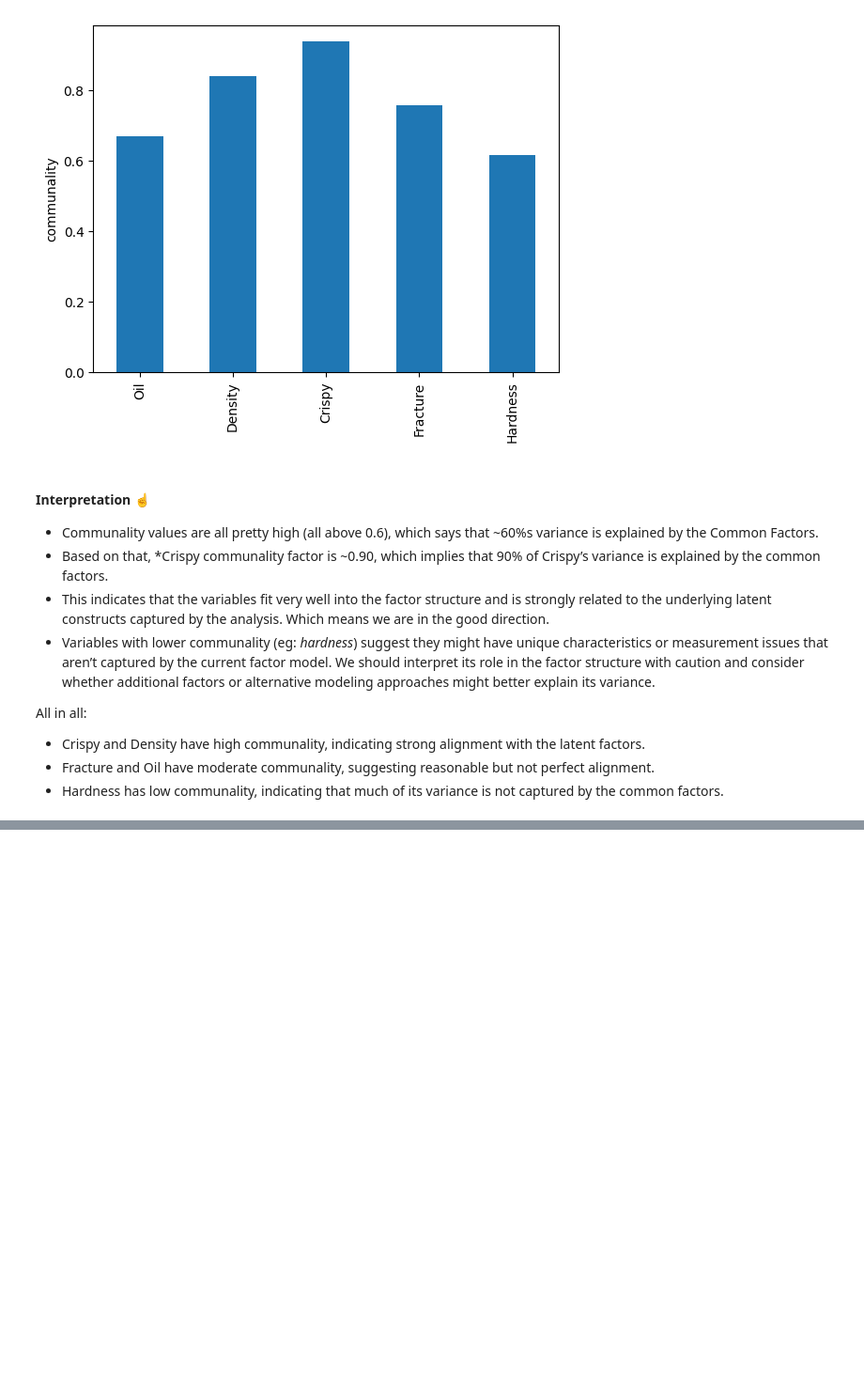
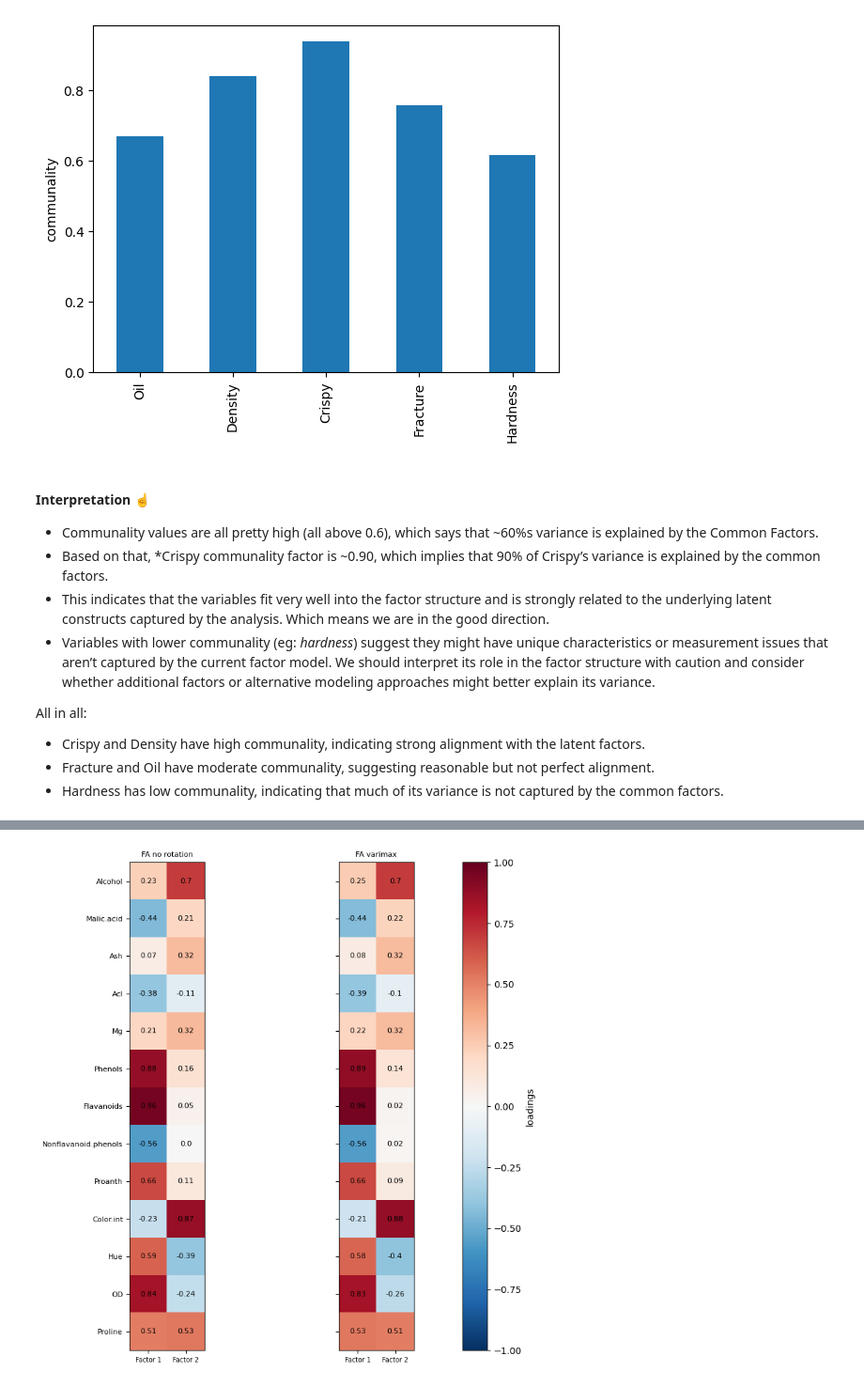
Before and after one commit to jrbayguade/jrbayguade-Data_treatment_Dimensionality_Reduction_Factorial_Analaysis, a Jupyter notebook: T7_Factorial_Analysis.ipynb, the cells around one changed output, grey strips where cells are left out. Shown at 94% size. Drawn from its saved outputs; the diff is of its cells as text; code cells hidden in the pictures; blank space fills up the shorter version.

```diff
--- a/T7_Factorial_Analysis.ipynb
+++ b/T7_Factorial_Analysis.ipynb
@@ -180,0 +189,11 @@ All in all:
+# %%
+# Import required libraries
+import pandas as pd
+import matplotlib.pyplot as plt
+import numpy as np
+
+from sklearn.decomposition import FactorAnalysis # Factor Analysis sklearn's class
+from sklearn.preprocessing import StandardScaler # We will need to standarize quantitative variables
+
+wine = pd.read_csv('https://gist.githubusercontent.com/tijptjik/9408623/raw/b237fa5848349a14a14e5d4107dc7897c21951f5/wine.csv')
+wine.sample(15)
@@ -180,0 +217,51 @@ All in all:
+# %%
+reduced_wine = wine.drop('Wine', axis=1)  # IMPORTANT! drop the categorical column
+X = StandardScaler().fit_transform(reduced_wine)  # Standardize the data
+factors = 2
+#  a list of 2 tuples containing titles for and instances of or class
+fas = [
+    ("FA no rotation", FactorAnalysis(n_components = factors)),
+    ("FA varimax", FactorAnalysis(n_components = factors, rotation="varimax")),
+]
+
+#  Let's prepare some plots on one canvas (subplots)
+fig, axes = plt.subplots(ncols=len(fas), figsize=(15, 8))
+
+'''
+And loop over the variants of our analysis `fas`, zipped with the
+plot axes `axes`
+'''
+for ax, (title, fa) in zip(axes, fas):
+    #  Fit the model to the standardized wine data
+    fa = fa.fit(X)
+
+    #  and transpose the component (loading) matrix
+    factor_matrix = fa.components_.T
+
+    #  Plot the data as a heat map
+    im = ax.imshow(factor_matrix, cmap="RdBu_r", vmax=1, vmin=-1)
+
+    #  and add the corresponding value to the center of each cell
+    for (i,j), z in np.ndenumerate(factor_matrix):
+        ax.text(j, i, str(z.round(2)), ha="center", va="center", fontsize=8)
+
+    #  Tell matplotlib about the metadata of the plot
+    ax.set_yticks(np.arange(len(reduced_wine.columns)))
+    if ax.get_subplotspec().is_first_col():
+        ax.set_yticklabels(reduced_wine.columns, fontsize=8)
+    else:
+        ax.set_yticklabels([])
+    ax.set_title(title, fontsize=8)
+    ax.set_xticks([0, 1])
+    ax.set_xticklabels(["Factor 1", "Factor 2"], fontsize=7)
+
+    #  and squeeze the axes tight, to save space
+    plt.tight_layout()
+
+#  and add a colorbar
+cb = fig.colorbar(im, ax=axes, location='right', label="loadings")
+
+#  show us the plot
+plt.show()
+# %% [output]
+[figure, added]
```
Also changed, not shown: parts of 4 cells of this notebook.
